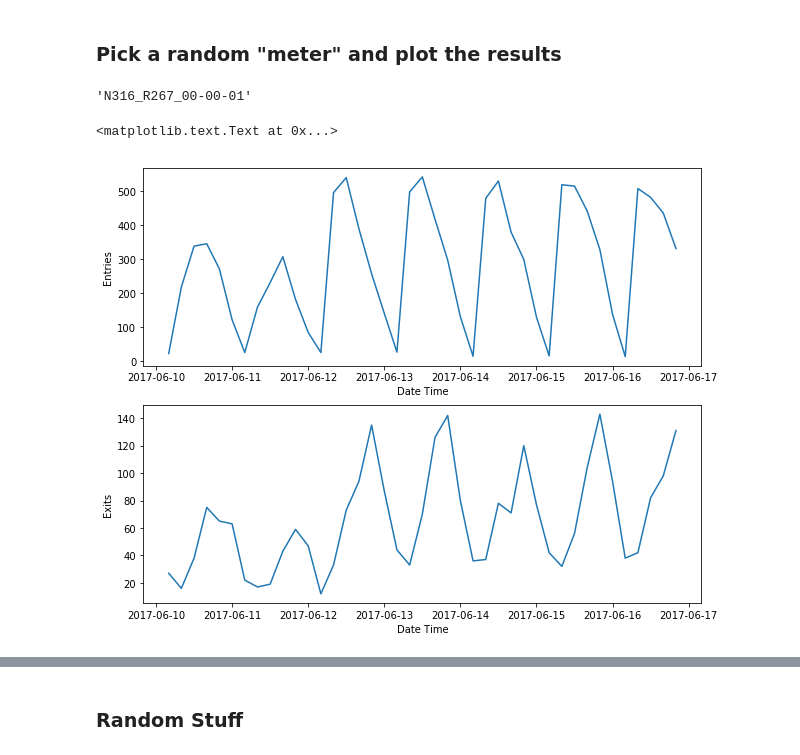
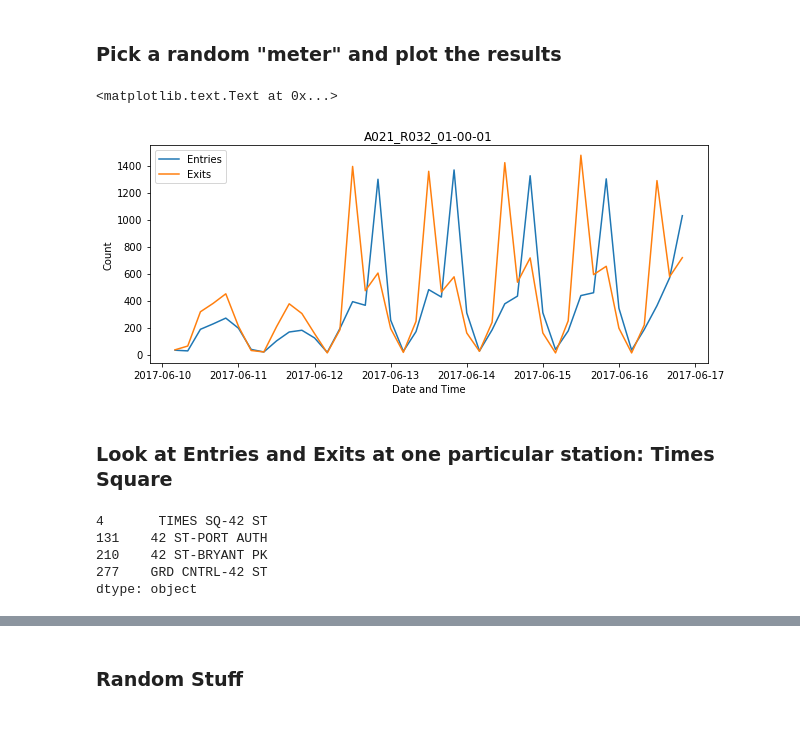
Before and after one commit to everling-prime/benson, a Jupyter notebook: exploration_ML.ipynb, the cells around one changed output, grey strips where cells are left out. Cells and saved outputs as stored; diff of their text form; code cells hidden in the pictures; blank space fills up the shorter version.

Commit message:
cleaned up the data enough to do a groupby(sum) and get a reasonalbe result

```diff
--- a/exploration_ML.ipynb
+++ b/exploration_ML.ipynb
@@ -88,9 +88,10 @@ nyc_turnstile_2017['id'] = nyc_turnstile_2017['ca']+'_'+nyc_turnstile_2017['unit
 nyc_turnstile_2017['entries_diff'] = nyc_turnstile_2017['entries'].diff()
 nyc_turnstile_2017['exits_diff'] = nyc_turnstile_2017['exits'].diff()
 
+
 # Clean up jump that results in diff when going from one meter to another
 # To do this, I converted the "ids", exits, and entries to lists, and the I
-# I used a simple "for loop"
+# I used a simple "for loop".
 id_list = list(nyc_turnstile_2017['id'])
 entries_diff_list = list(nyc_turnstile_2017.entries_diff)
 exits_diff_list = list(nyc_turnstile_2017.exits_diff)
@@ -101,7 +102,21 @@ for ix, val in enumerate(id_list):
             entries_diff_list[ix] = np.nan
             exits_diff_list[ix] = np.nan
 
+# Do some additional filtering based on a maximum expected value
+# determined by looking at Time Square data
 
+upper_limit = 50000 # somewhat arbitrary
+for ix, val in enumerate(entries_diff_list):
+    if val> upper_limit:
+        entries_diff_list[ix] = np.nan
+    elif val<0:
+        entries_diff_list[ix] = np.nan
+
+for ix, val in enumerate(exits_diff_list):
+    if val> upper_limit:
+        exits_diff_list[ix] = np.nan
+    elif val<0:
+        exits_diff_list[ix] = np.nan
 entries_diff_df = pd.DataFrame(data = entries_diff_list, index = nyc_turnstile_2017.index)
 exits_diff_df = pd.DataFrame(data = exits_diff_list, index = nyc_turnstile_2017.index)
 
@@ -118,25 +133,22 @@ nyc_turnstile_2017_grouped = nyc_turnstile_2017.set_index(['id','readtime'])
 ids = nyc_turnstile_2017['id'].unique()
 # %% [markdown]
 ### Pick a random "meter" and plot the results
-# %%
-test_turn = random.randint(0,len(total_meters))
-ids[test_turn]
-# %% [output]
-'N316_R267_00-00-01'
 # %%
-test_turn = random.randint(0,len(total_meters))
+test_turn = random.randint(0,len(ids))
 
-test_id_df= nyc_turnstile_2017[nyc_turnstile_2017['id'] == ids[test_turn]]
+test_id_df = nyc_turnstile_2017[nyc_turnstile_2017['id'] == ids[test_turn]]
 
-fig, ax = plt.subplots(2, 1, figsize=(10, 8))  # 2 Rows, 1 Col
-
-ax[0].plot(test_id_df['readtime'],test_id_df.entries_diff_cleaned)
-ax[0].set_xlabel('Date Time')
-ax[0].set_ylabel('Entries')
-
-ax[1].plot(test_id_df['readtime'],test_id_df.exits_diff_cleaned)
-ax[1].set_xlabel('Date Time')
-ax[1].set_ylabel('Exits')
+fig, ax = plt.subplots(figsize=(10, 4))
+plt.plot(test_id_df['readtime'],test_id_df.entries_diff_cleaned)
+plt.plot(test_id_df['readtime'],test_id_df.exits_diff_cleaned)
+#plt.set_xlabel('Date Time')
+#plt.set_ylabel('Exits')
+plt.legend(['Entries','Exits'])
+plt.xlabel('Date and Time')
+plt.ylabel('Count')
+plt.title(ids[test_turn])
 # %% [output]
 <matplotlib.text.Text at 0x...>
-[figure, old version]
+[figure, new version]
+# %% [markdown]
+### Look at Entries and Exits at one particular station: Times Square
@@ -142,0 +157,9 @@ ax[1].set_ylabel('Exits')
+# %%
+# lets get a list of 42nd street stations
+station_series[station_series.str.contains('42')]
+# %% [output]
+4       TIMES SQ-42 ST
+131    42 ST-PORT AUTH
+210    42 ST-BRYANT PK
+277    GRD CNTRL-42 ST
+dtype: object
```
Also changed, not shown: parts of 7 cells of this notebook.
